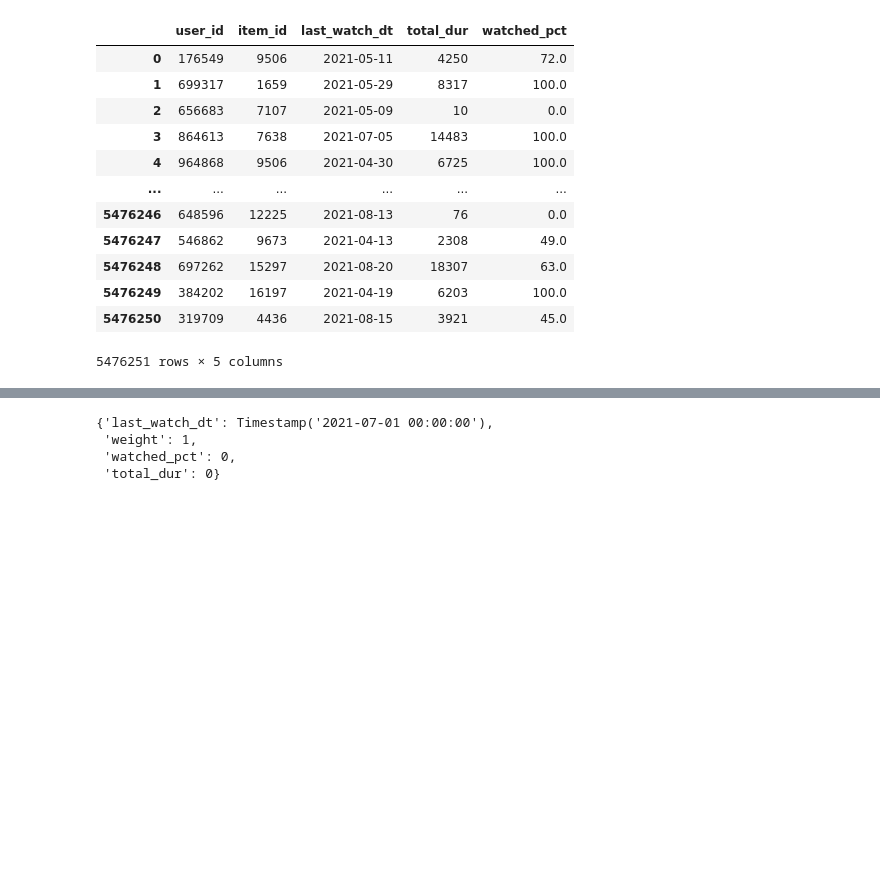
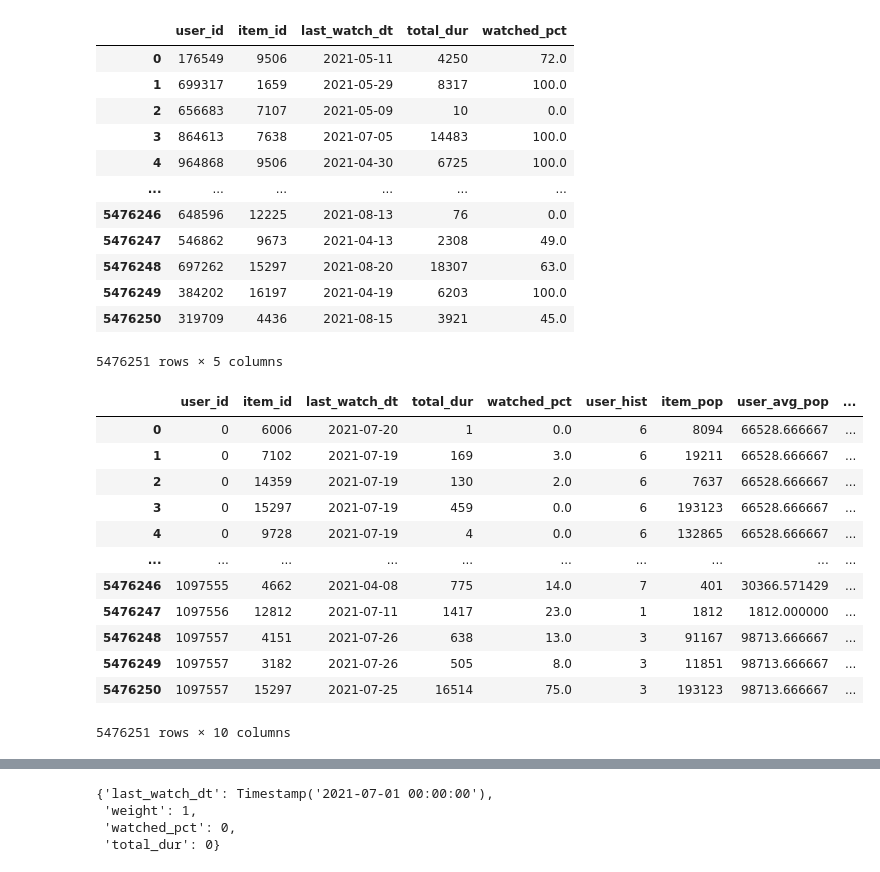
Before and after one commit to sesevasa64/RecoServiceTemplate, a Jupyter notebook: notebooks/hw5.ipynb, the cells around one changed output, grey strips where cells are left out. Drawn from its saved outputs; the diff is of its cells as text; code cells hidden in the pictures; blank space fills up the shorter version.

```diff
--- a/notebooks/hw5.ipynb
+++ b/notebooks/hw5.ipynb
@@ -11,5 +155,5 @@ warnings.filterwarnings('ignore')
 # %%
-interactions = pd.read_csv("interactions.csv")
+interactions = pd.read_csv("data/interactions.csv")
 interactions["last_watch_dt"] = interactions["last_watch_dt"].astype(np.datetime64)
 interactions
 # %% [output]
@@ -26,3 +170,51 @@ interactions
 | 5476249 | 384202 | 16197 | 2021-04-19 | 6203 | 100.0 |
 | 5476250 | 319709 | 4436 | 2021-08-15 | 3921 | 45.0 |
 5476251 rows × 5 columns
+# %%
+interactions_features = interactions.copy(deep=True)
+# Получаем длину истории юзера
+interactions_features['user_hist'] = (
+    interactions_features.groupby('user_id')
+    ['item_id'].transform('count')
+)
+# Получаем популярность контента
+interactions_features['item_pop'] = (
+    interactions_features.groupby('item_id')
+    ['user_id'].transform('count')
+)
+# Получаем среднюю популярность контента, просматриваемого этим юзером
+interactions_features['user_avg_pop'] = (
+    interactions_features.groupby('user_id')
+    ['item_pop'].transform('mean')
+)
+# Получаем среднюю длину истории пользователя, которые смотрит этот контент
+interactions_features['item_avg_hist'] = (
+    interactions_features.groupby('item_id')
+    ['user_hist'].transform('mean')
+)
+# Получаем популярность последнего просмотренного контента
+interactions_features.sort_values(
+    by=[Columns.User, "last_watch_dt"],
+    ascending=[True, False],
+    ignore_index=True,
+    inplace=True,
+)
+interactions_features['user_last_pop'] = (
+    interactions_features.groupby('user_id')
+    ['item_pop'].transform('first')
+)
+interactions_features
+# %% [output]
+|  | user_id | item_id | last_watch_dt | total_dur | watched_pct | user_hist | item_pop | user_avg_pop | ... |
+| 0 | 0 | 6006 | 2021-07-20 | 1 | 0.0 | 6 | 8094 | 66528.666667 | ... |
+| 1 | 0 | 7102 | 2021-07-19 | 169 | 3.0 | 6 | 19211 | 66528.666667 | ... |
+| 2 | 0 | 14359 | 2021-07-19 | 130 | 2.0 | 6 | 7637 | 66528.666667 | ... |
+| 3 | 0 | 15297 | 2021-07-19 | 459 | 0.0 | 6 | 193123 | 66528.666667 | ... |
+| 4 | 0 | 9728 | 2021-07-19 | 4 | 0.0 | 6 | 132865 | 66528.666667 | ... |
+| ... | ... | ... | ... | ... | ... | ... | ... | ... | ... |
+| 5476246 | 1097555 | 4662 | 2021-04-08 | 775 | 14.0 | 7 | 401 | 30366.571429 | ... |
+| 5476247 | 1097556 | 12812 | 2021-07-11 | 1417 | 23.0 | 1 | 1812 | 1812.000000 | ... |
+| 5476248 | 1097557 | 4151 | 2021-07-26 | 638 | 13.0 | 3 | 91167 | 98713.666667 | ... |
+| 5476249 | 1097557 | 3182 | 2021-07-26 | 505 | 8.0 | 3 | 11851 | 98713.666667 | ... |
+| 5476250 | 1097557 | 15297 | 2021-07-25 | 16514 | 75.0 | 3 | 193123 | 98713.666667 | ... |
+5476251 rows × 10 columns
```
Also changed, not shown: parts of 28 cells of this notebook.
